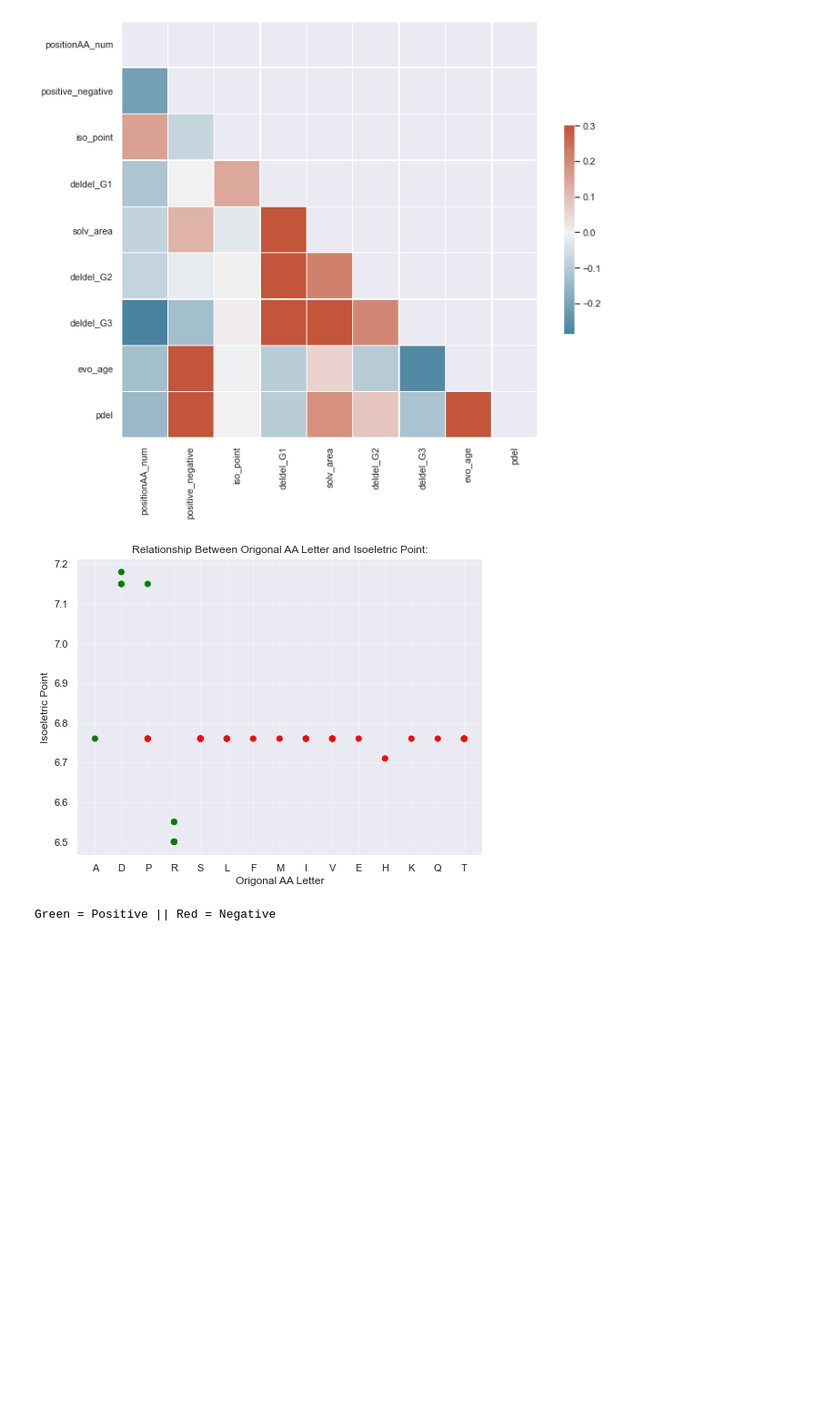
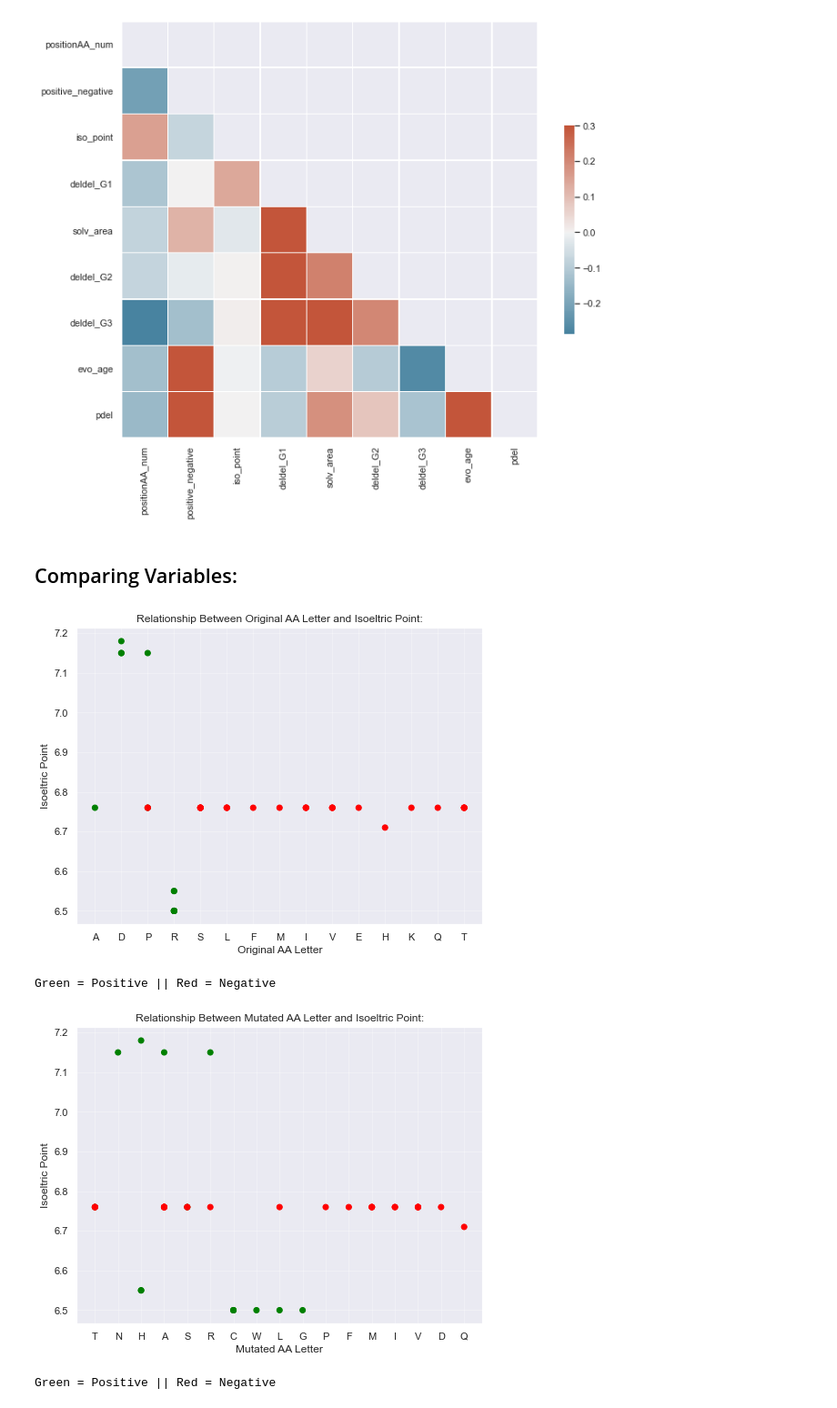
Before and after one commit to elainexliu/SVSM_Biotech2021, a Jupyter notebook: Biotech - Exploratory Data Analysis for Diabetes Dataset 1.0.ipynb, the cells around one changed output. Shown at 91% size. Cells and saved outputs as stored; diff of their text form; code cells hidden in the pictures; blank space fills up the shorter version.

```diff
--- a/Biotech - Exploratory Data Analysis for Diabetes Dataset 1.0.ipynb
+++ b/Biotech - Exploratory Data Analysis for Diabetes Dataset 1.0.ipynb
@@ -337,8 +337,13 @@ sns.heatmap(corr, mask=mask, cmap=cmap, vmax=.3, center=0,
 # %% [output]
 <AxesSubplot:>
 [figure]
+# %% [markdown]
+## Comparing Variables:
 # %%
-scatterplot("Origonal AA Letter","Isoeletric Point","ogAA_letter","iso_point")
+scatterplot("Original AA Letter","Isoeltric Point","ogAA_letter","iso_point")
+scatterplot("Mutated AA Letter","Isoeltric Point","mutAA_letter","iso_point")
 # %% [output]
-[figure, old version]
+[figure, new version]
 Green = Positive || Red = Negative
+[figure, added]
+Green = Positive || Red = Negative
```
Also changed, not shown: parts of 4 cells of this notebook.
